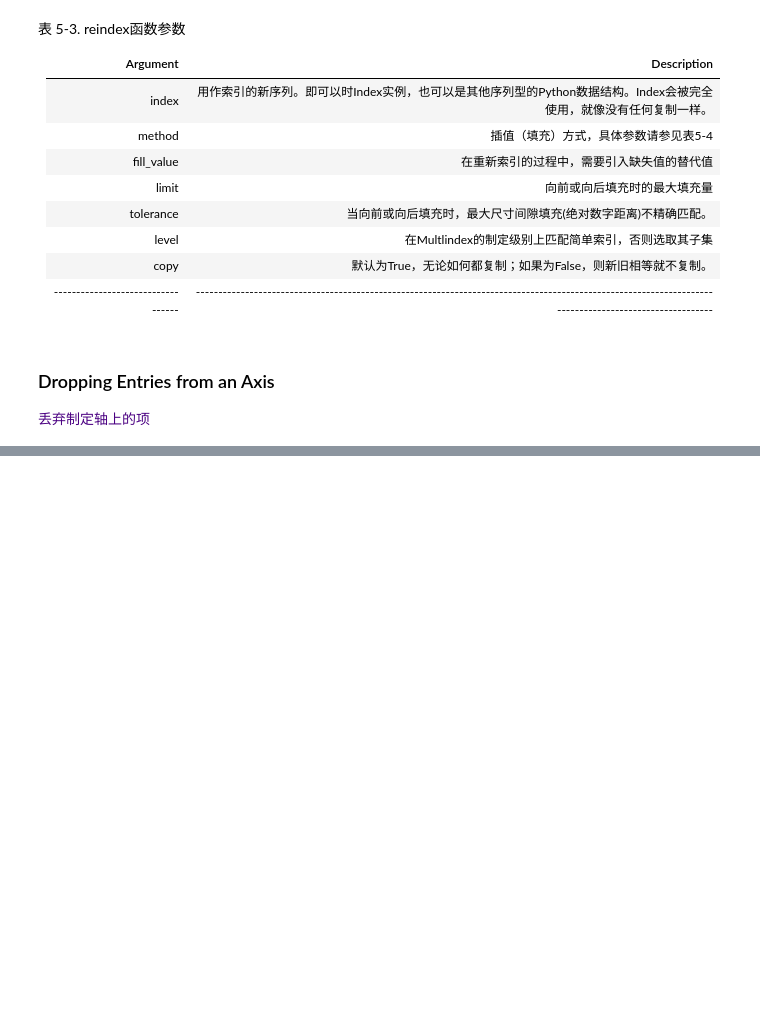
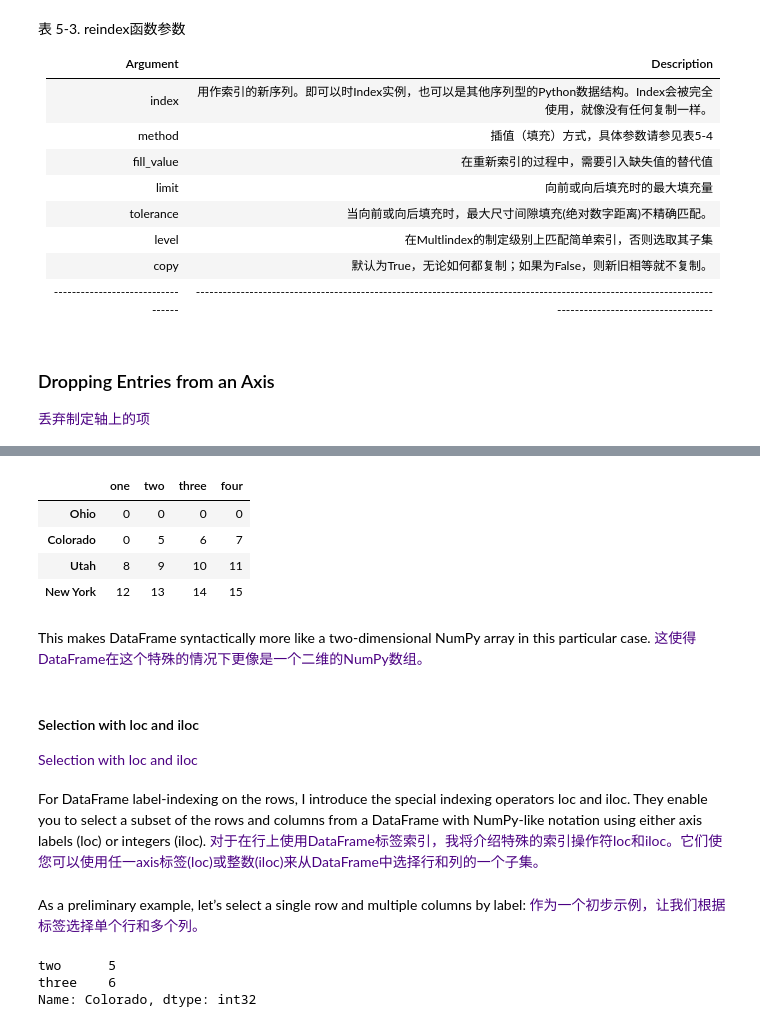
Before and after one commit to edenwzg/code, a Jupyter notebook: jupyter/Python for data analysis/CHAPTER 5. Getting Started With pandas.ipynb, the cells around one changed output, grey strips where cells are left out. Drawn from its saved outputs; the diff is of its cells as text; code cells hidden in the pictures; blank space fills up the shorter version.

```diff
--- a/jupyter/Python for data analysis/CHAPTER 5. Getting Started With pandas.ipynb
+++ b/jupyter/Python for data analysis/CHAPTER 5. Getting Started With pandas.ipynb
@@ -857,0 +1078,31 @@ copy | 默认为True，无论如何都复制；如果为False，则新旧相等
+# %%
+data[data < 5] = 0
+data
+# %% [output]
+|  | one | two | three | four |
+| Ohio | 0 | 0 | 0 | 0 |
+| Colorado | 0 | 5 | 6 | 7 |
+| Utah | 8 | 9 | 10 | 11 |
+| New York | 12 | 13 | 14 | 15 |
+# %% [markdown]
+This makes DataFrame syntactically more like a two-dimensional NumPy array in this particular case.
+<font color=Indigo>
+这使得DataFrame在这个特殊的情况下更像是一个二维的NumPy数组。
+# %% [markdown]
+#### Selection with loc and iloc
+<font color=Indigo>
+Selection with loc and iloc
+# %% [markdown]
+For DataFrame label-indexing on the rows, I introduce the special indexing operators loc and iloc. They enable you to select a subset of the rows and columns from a DataFrame with NumPy-like notation using either axis labels (loc) or integers (iloc).
+<font color=Indigo>
+对于在行上使用DataFrame标签索引，我将介绍特殊的索引操作符loc和iloc。它们使您可以使用任一axis标签(loc)或整数(iloc)来从DataFrame中选择行和列的一个子集。
+# %% [markdown]
+As a preliminary example, let’s select a single row and multiple columns by label:
+<font color=Indigo>
+作为一个初步示例，让我们根据标签选择单个行和多个列。
+# %%
+data.loc['Colorado', ['two', 'three']]
+# %% [output]
+two      5
+three    6
+Name: Colorado, dtype: int32
```
Also changed, not shown: parts of 60 cells of this notebook.
